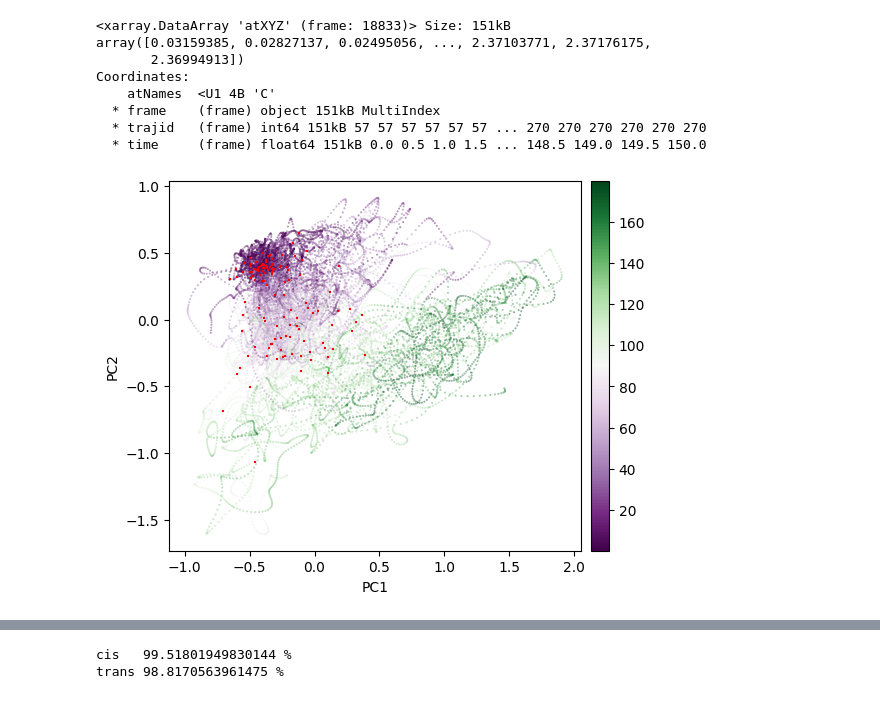
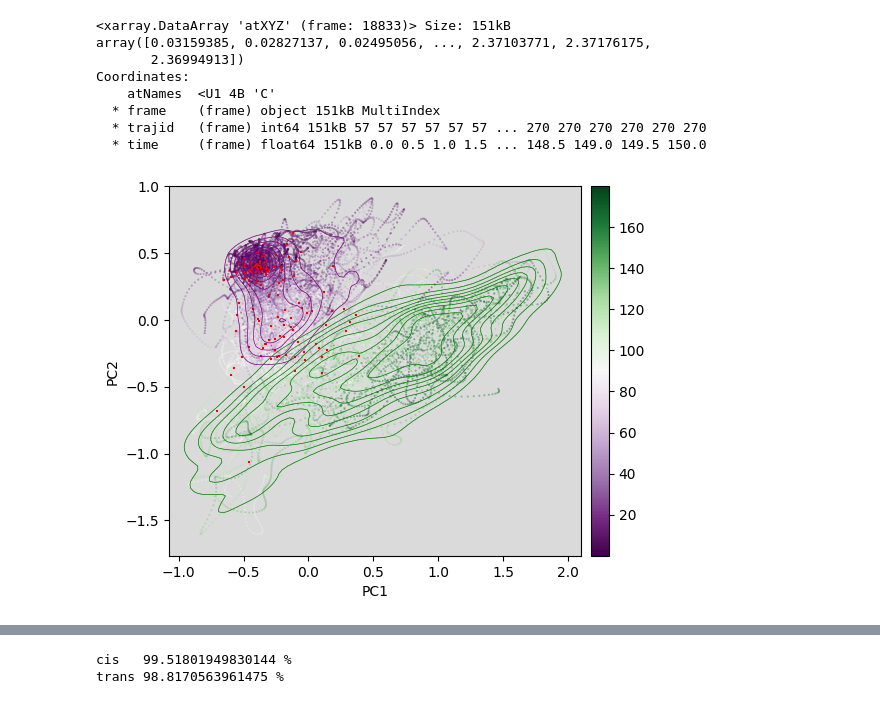
Before and after one commit to SHNITSEL/shnitsel-tools, a Jupyter notebook: tutorials/12_butene_pca.ipynb, the cells around one changed output, grey strips where cells are left out. Drawn from its saved outputs; the diff is of its cells as text; code cells hidden in the pictures.

```diff
--- a/tutorials/12_butene_pca.ipynb
+++ b/tutorials/12_butene_pca.ipynb
@@ -34,21 +29,23 @@ Coordinates:
 # %%
 def figax(ax=None):
     if ax is None:
         return plt.subplots(1, 1)
     else:
         return ax.figure, ax
 
 def plot_noodle_dihedral(noodle, hops, dihedrals, ax=None):
     return pb.plot_noodleplot(
         noodle, hops, c=dihedrals, cmap='PRGn', hops_kws=dict(c='r', marker='+', s=2), ax=ax)
 
 def calc_and_plot(frames, i, j, k, l, ax=None):
     fig, ax = figax(ax)
     noodle, hops = P.pca_and_hops(frames)
     dihedrals = P.dihedral(frames['atXYZ'], i, j, k, l) * 180 / np.pi
     ax = plot_noodle_dihedral(noodle, hops, dihedrals, ax=ax)
 
-calc_and_plot(butene, 0, 1, 2, 3)
+kde_data = dk.fit_and_eval_kdes(butene, fineness=100)
+dk.plot_kdes(*kde_data, levels=10)
+calc_and_plot(butene, 0, 1, 2, 3, ax=plt.gca())
 # %% [output]
-[figure, old version]
+[figure, new version]
 # %%
```
Also changed, not shown: parts of 20 cells of this notebook.
